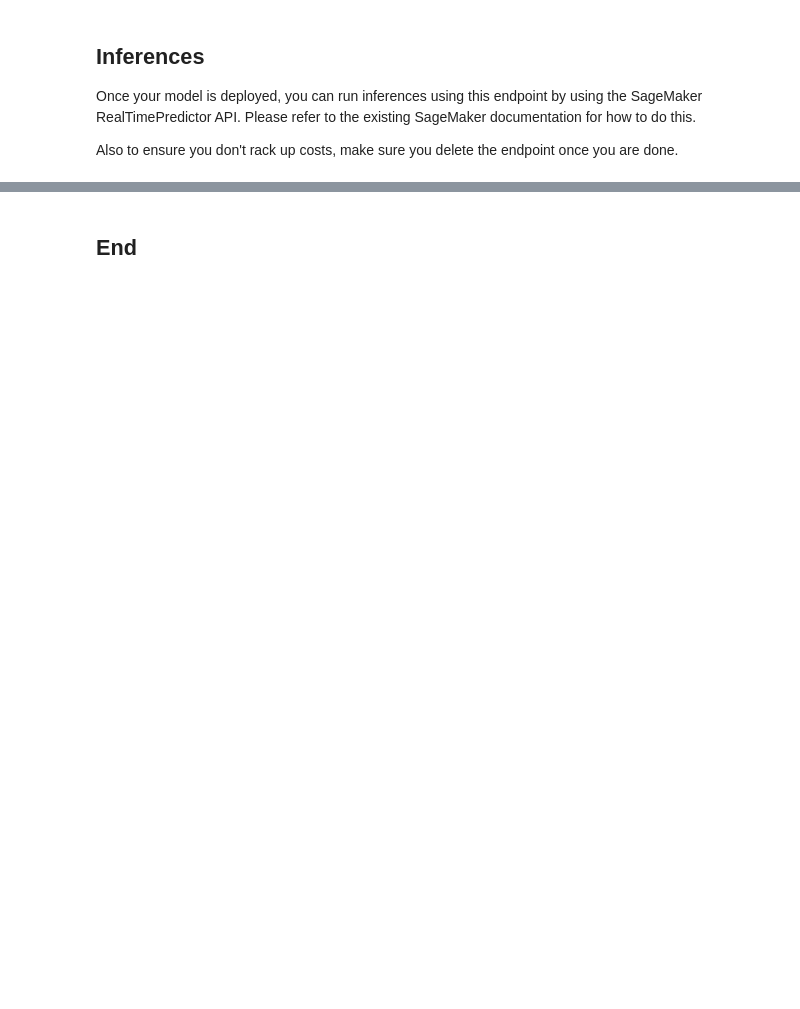
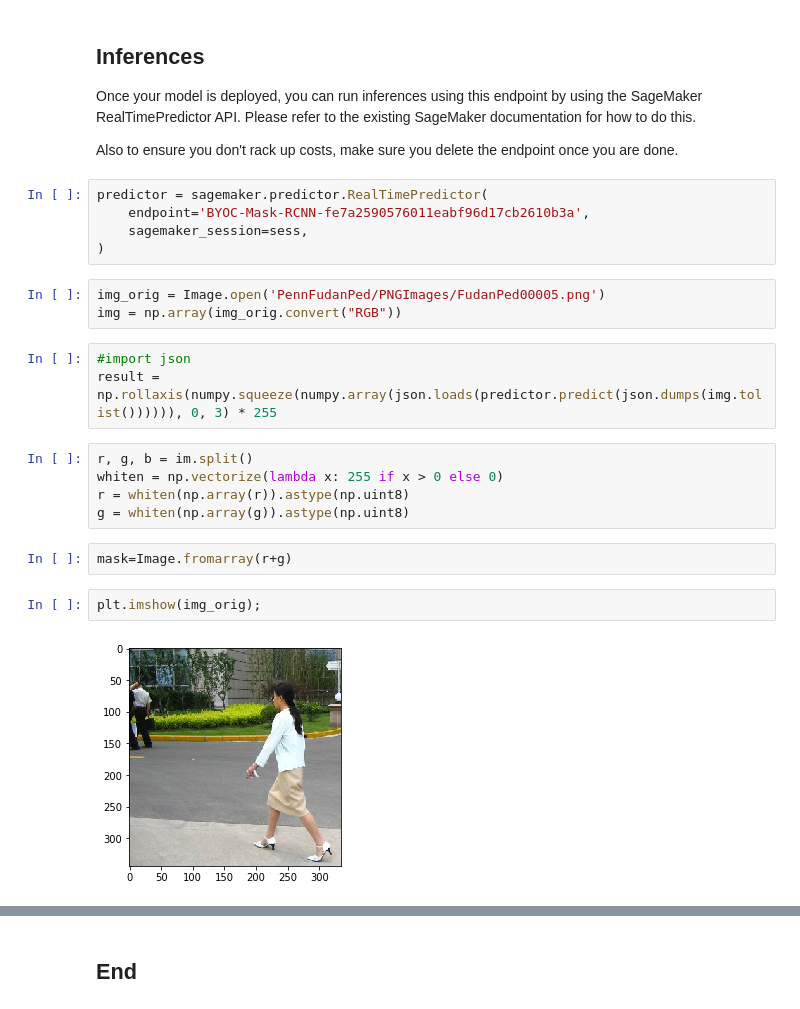
Before and after one commit to luisonthekeyboard/aws-stepfunctions-byoc-mlops-using-data-science-sdk, a Jupyter notebook: StepFunctions_BYOC_Workflow.ipynb, the cells around one changed output, grey strips where cells are left out. Saved outputs shown, nothing was run; the diff lists cells and outputs as text; blank space fills up the shorter version.

```diff
--- a/StepFunctions_BYOC_Workflow.ipynb
+++ b/StepFunctions_BYOC_Workflow.ipynb
@@ -355,3 +363,25 @@ while execution.status == ExecutionStatus.Running:
 Once your model is deployed, you can run inferences using this endpoint by using the SageMaker RealTimePredictor API. Please refer to the existing SageMaker documentation for how to do this.
 
 Also to ensure you don't rack up costs, make sure you delete the endpoint once you are done.
+# %%
+predictor = sagemaker.predictor.RealTimePredictor(
+    endpoint='BYOC-Mask-RCNN-fe7a2590576011eabf96d17cb2610b3a',
+    sagemaker_session=sess,
+)
+# %%
+img_orig = Image.open('PennFudanPed/PNGImages/FudanPed00005.png')
+img = np.array(img_orig.convert("RGB"))
+# %%
+#import json
+result = np.rollaxis(numpy.squeeze(numpy.array(json.loads(predictor.predict(json.dumps(img.tolist()))))), 0, 3) * 255
+# %%
+r, g, b = im.split()
+whiten = np.vectorize(lambda x: 255 if x > 0 else 0)
+r = whiten(np.array(r)).astype(np.uint8)
+g = whiten(np.array(g)).astype(np.uint8)
+# %%
+mask=Image.fromarray(r+g)
+# %%
+plt.imshow(img_orig);
+# %% [output]
+[figure, added]
```
Also changed, not shown: parts of 11 cells of this notebook.
